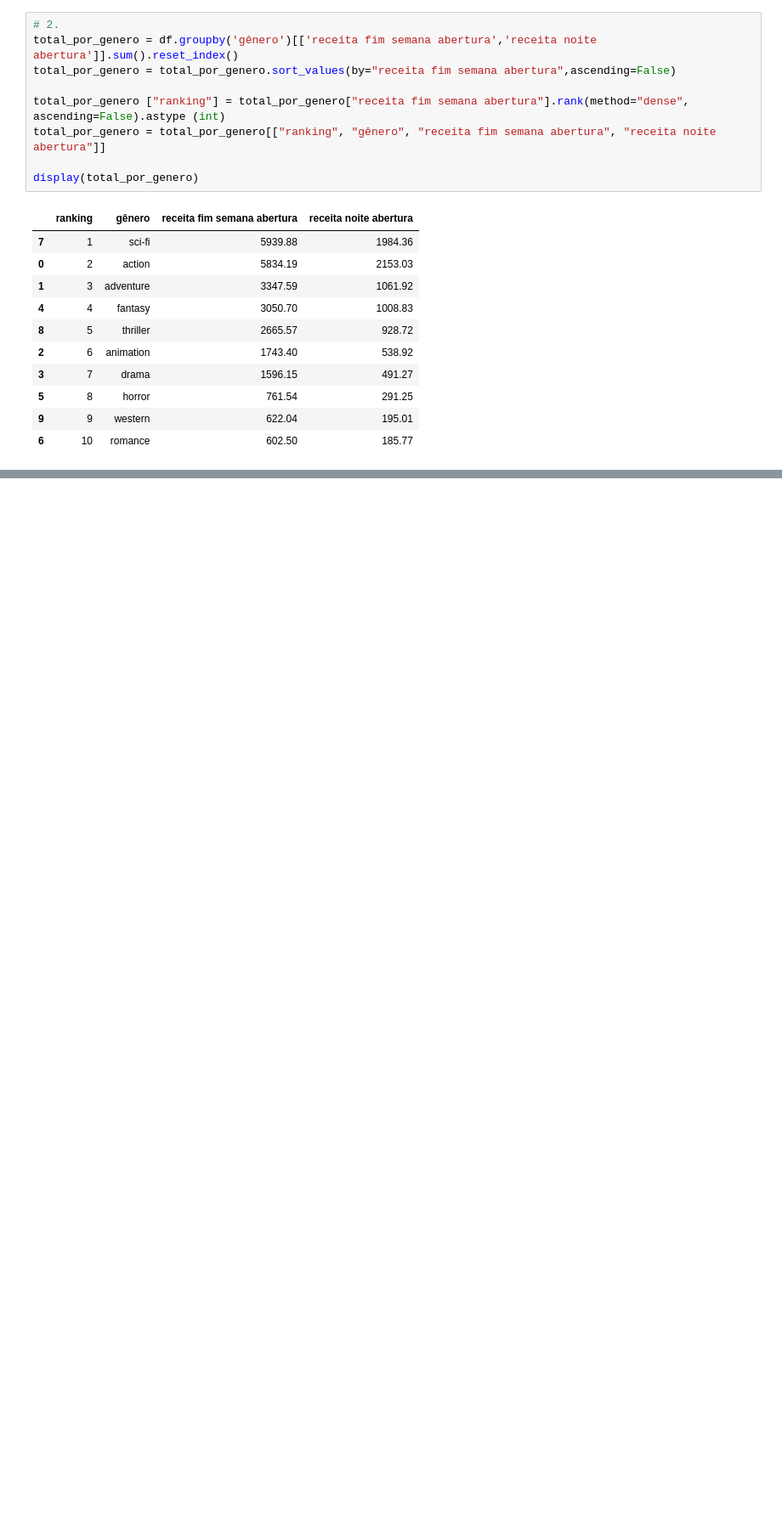
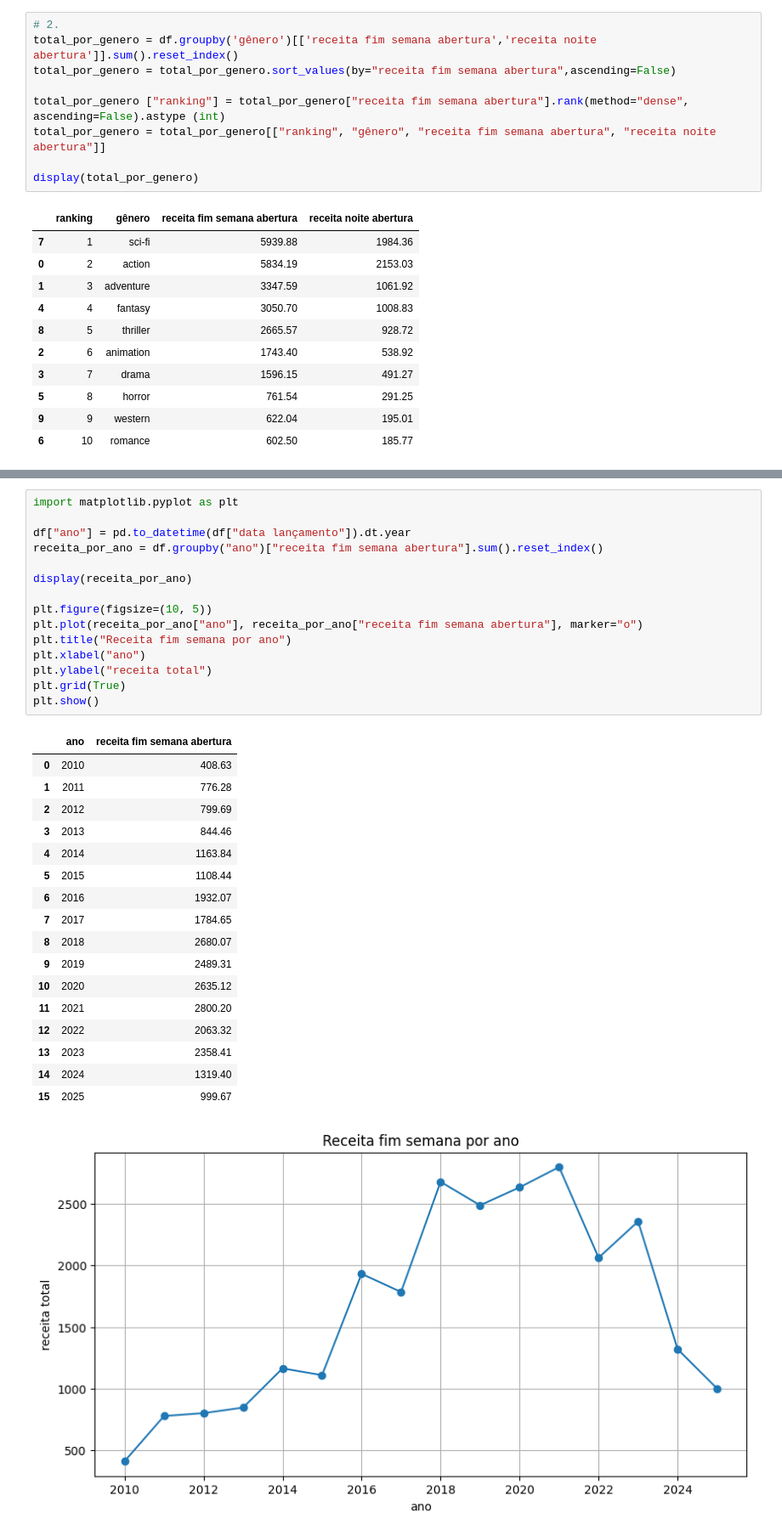
Before and after one commit to Carlos-Rafael-Dev/Data_Analytics, a Jupyter notebook: Produtora MegaPik/Movies MegaPik.ipynb, the cells around one changed output, grey strips where cells are left out. Shown: that part at 85% size. Drawn from its saved outputs; the diff is of its cells as text; blank space fills up the shorter version.

```diff
--- a/Produtora MegaPik/Movies MegaPik.ipynb
+++ b/Produtora MegaPik/Movies MegaPik.ipynb
@@ -146,0 +161,34 @@ display(tabela_pivot)
+# %%
+import matplotlib.pyplot as plt
+
+df["ano"] = pd.to_datetime(df["data lançamento"]).dt.year
+receita_por_ano = df.groupby("ano")["receita fim semana abertura"].sum().reset_index()
+
+display(receita_por_ano)
+
+plt.figure(figsize=(10, 5))
+plt.plot(receita_por_ano["ano"], receita_por_ano["receita fim semana abertura"], marker="o")
+plt.title("Receita fim semana por ano")
+plt.xlabel("ano")
+plt.ylabel("receita total")
+plt.grid(True)
+plt.show()
+# %% [output]
+|  | ano | receita fim semana abertura |
+| 0 | 2010 | 408.63 |
+| 1 | 2011 | 776.28 |
+| 2 | 2012 | 799.69 |
+| 3 | 2013 | 844.46 |
+| 4 | 2014 | 1163.84 |
+| 5 | 2015 | 1108.44 |
+| 6 | 2016 | 1932.07 |
+| 7 | 2017 | 1784.65 |
+| 8 | 2018 | 2680.07 |
+| 9 | 2019 | 2489.31 |
+| 10 | 2020 | 2635.12 |
+| 11 | 2021 | 2800.20 |
+| 12 | 2022 | 2063.32 |
+| 13 | 2023 | 2358.41 |
+| 14 | 2024 | 1319.40 |
+| 15 | 2025 | 999.67 |
+[figure, added]
```
Also changed, not shown: parts of 12 cells of this notebook.
